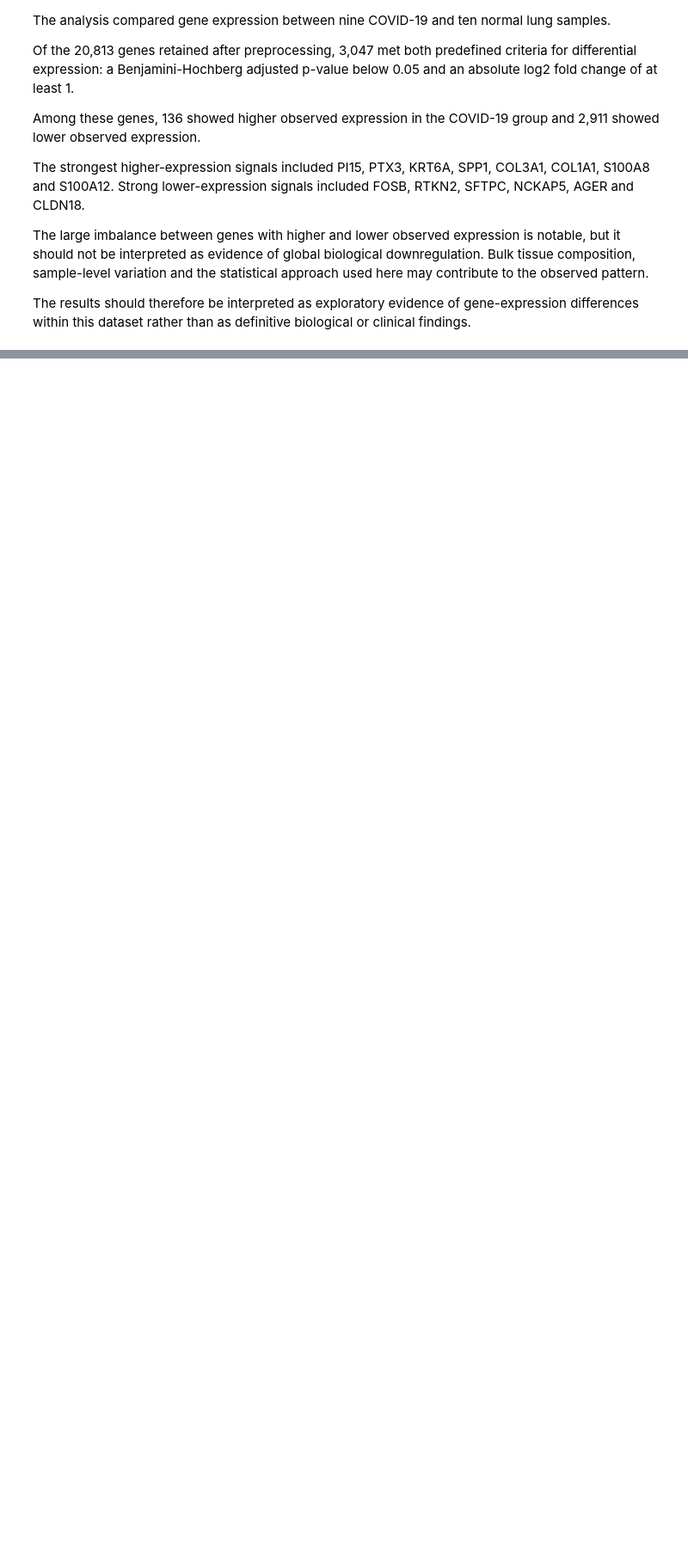
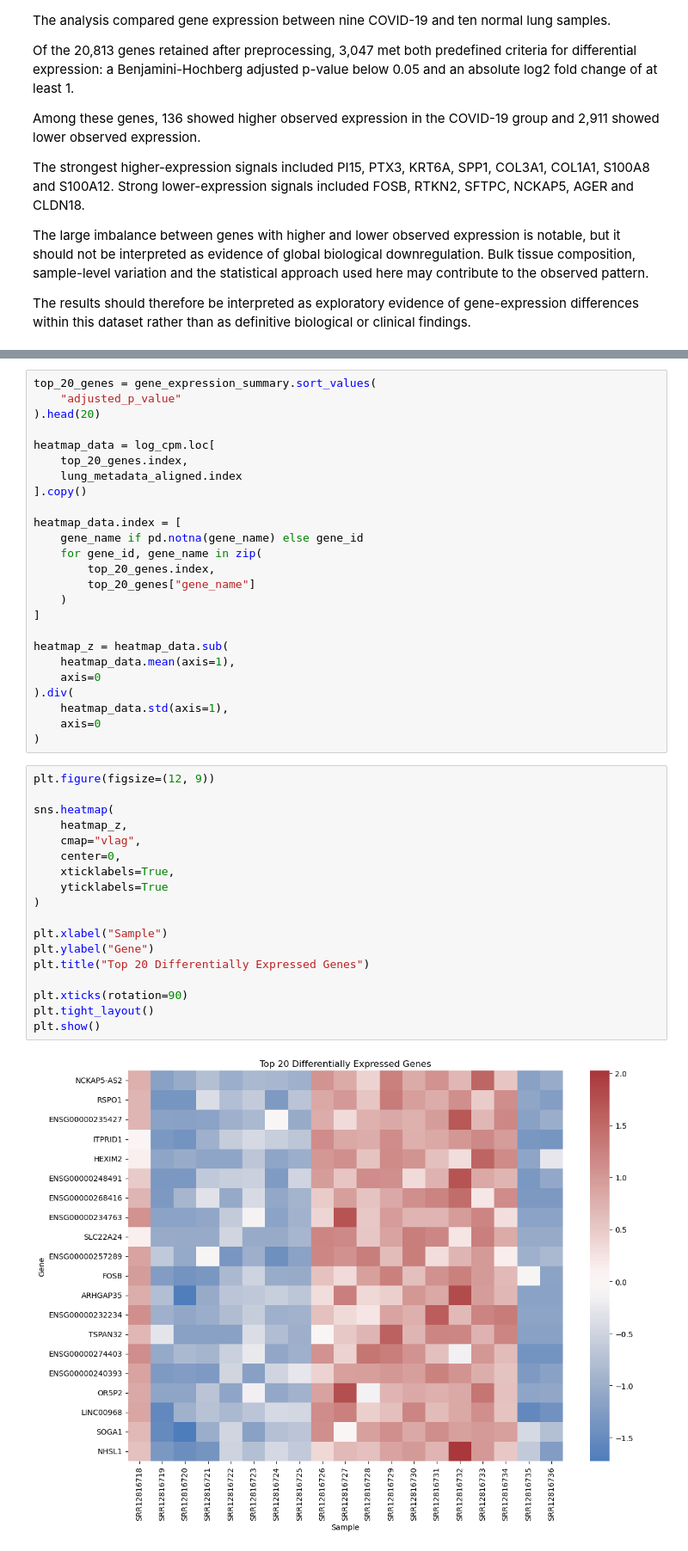
Before and after one commit to shaunagbaje/projects, a Jupyter notebook: 03_covid_gene_expression/gene_expression_analysis.ipynb, the cells around one changed output, grey strips where cells are left out. Shown at 86% size. Saved outputs shown, nothing was run; the diff lists cells and outputs as text; blank space fills up the shorter version.

```diff
--- a/03_covid_gene_expression/gene_expression_analysis.ipynb
+++ b/03_covid_gene_expression/gene_expression_analysis.ipynb
@@ -1460,0 +1542,45 @@ The results should therefore be interpreted as exploratory evidence of gene-expr
+# %%
+top_20_genes = gene_expression_summary.sort_values(
+    "adjusted_p_value"
+).head(20)
+
+heatmap_data = log_cpm.loc[
+    top_20_genes.index,
+    lung_metadata_aligned.index
+].copy()
+
+heatmap_data.index = [
+    gene_name if pd.notna(gene_name) else gene_id
+    for gene_id, gene_name in zip(
+        top_20_genes.index,
+        top_20_genes["gene_name"]
+    )
+]
+
+heatmap_z = heatmap_data.sub(
+    heatmap_data.mean(axis=1),
+    axis=0
+).div(
+    heatmap_data.std(axis=1),
+    axis=0
+)
+# %%
+plt.figure(figsize=(12, 9))
+
+sns.heatmap(
+    heatmap_z,
+    cmap="vlag",
+    center=0,
+    xticklabels=True,
+    yticklabels=True
+)
+
+plt.xlabel("Sample")
+plt.ylabel("Gene")
+plt.title("Top 20 Differentially Expressed Genes")
+
+plt.xticks(rotation=90)
+plt.tight_layout()
+plt.show()
+# %% [output]
+[figure, added]
```
Also changed, not shown: parts of 16 cells of this notebook.
